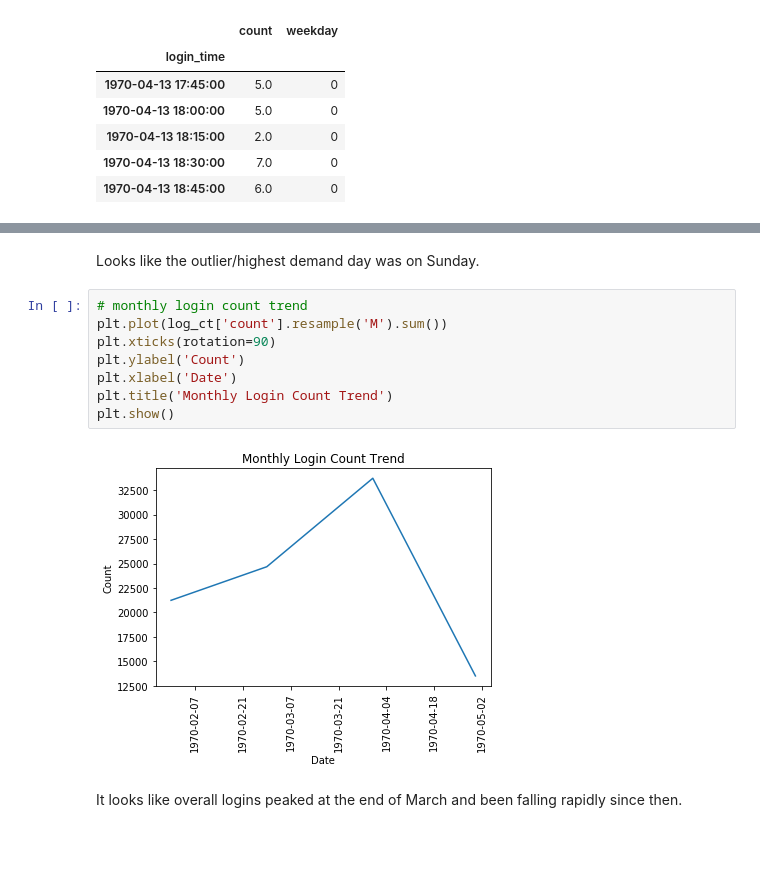
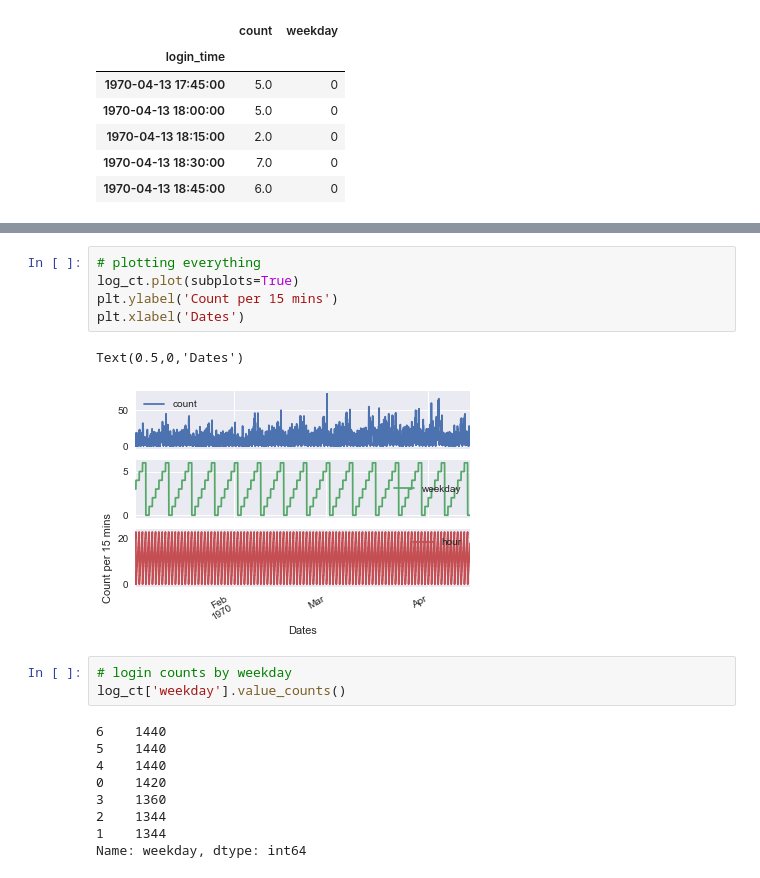
Before and after one commit to Tsolmon17/Springboard-Coursework, a Jupyter notebook: ultimate_challenge/ultimate-challenge.ipynb, the cells around one changed output, grey strips where cells are left out. Saved outputs shown, nothing was run; the diff lists cells and outputs as text; blank space fills up the shorter version.

```diff
--- a/ultimate_challenge/ultimate-challenge.ipynb
+++ b/ultimate_challenge/ultimate-challenge.ipynb
@@ -164,14 +150,20 @@ log_ct[log_ct['count'] == 73]
-# %% [markdown]
-Looks like the outlier/highest demand day was on Sunday.
-# %%
-# monthly login count trend
-plt.plot(log_ct['count'].resample('M').sum())
-plt.xticks(rotation=90)
-plt.ylabel('Count')
-plt.xlabel('Date')
-plt.title('Monthly Login Count Trend')
-plt.show()
-# %% [output]
-[figure, removed]
-# %% [markdown]
-It looks like overall logins peaked at the end of March and been falling rapidly since then.
+# %%
+# plotting everything
+log_ct.plot(subplots=True)
+plt.ylabel('Count per 15 mins')
+plt.xlabel('Dates')
+# %% [output]
+Text(0.5,0,'Dates')
+[figure, added]
+# %%
+# login counts by weekday
+log_ct['weekday'].value_counts()
+# %% [output]
+6    1440
+5    1440
+4    1440
+0    1420
+3    1360
+2    1344
+1    1344
+Name: weekday, dtype: int64
```
Also changed, not shown: parts of 78 cells of this notebook.
